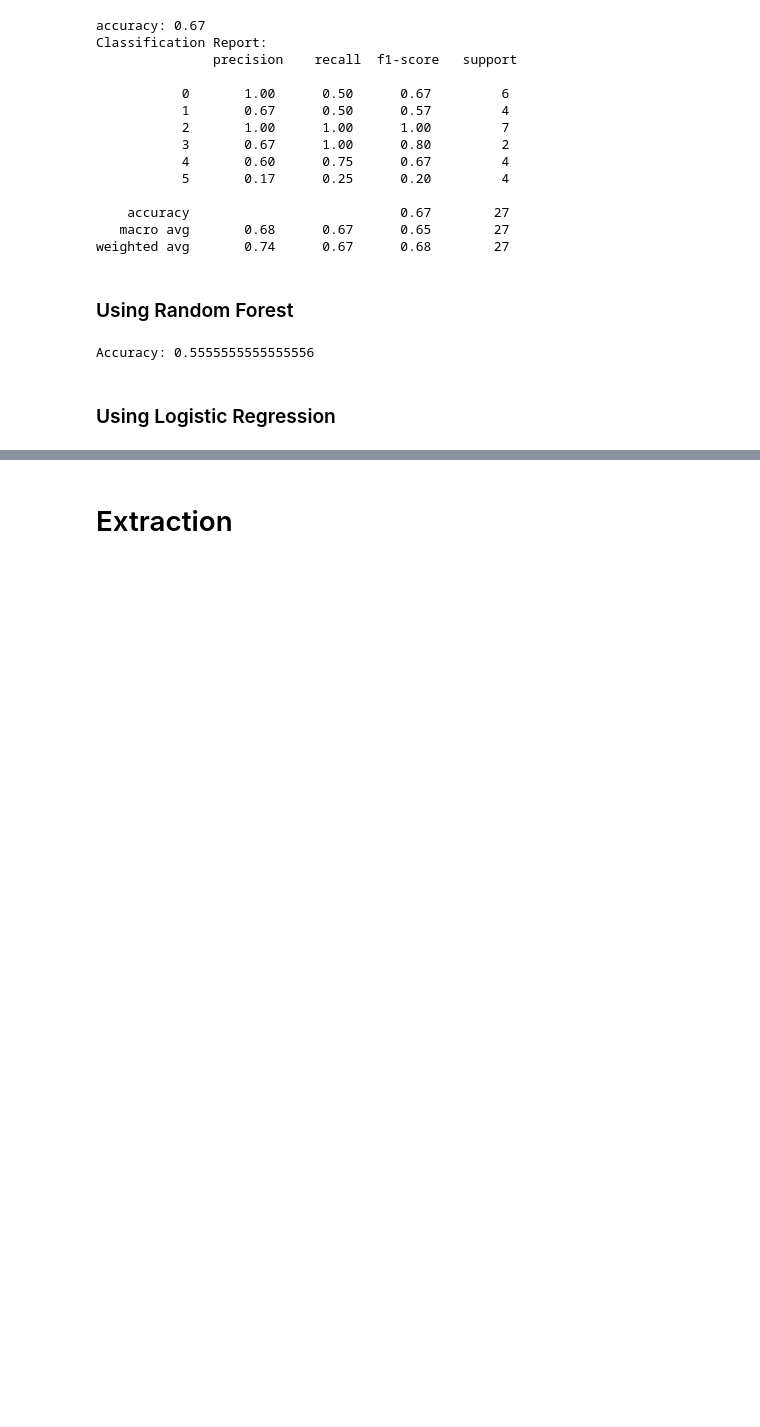
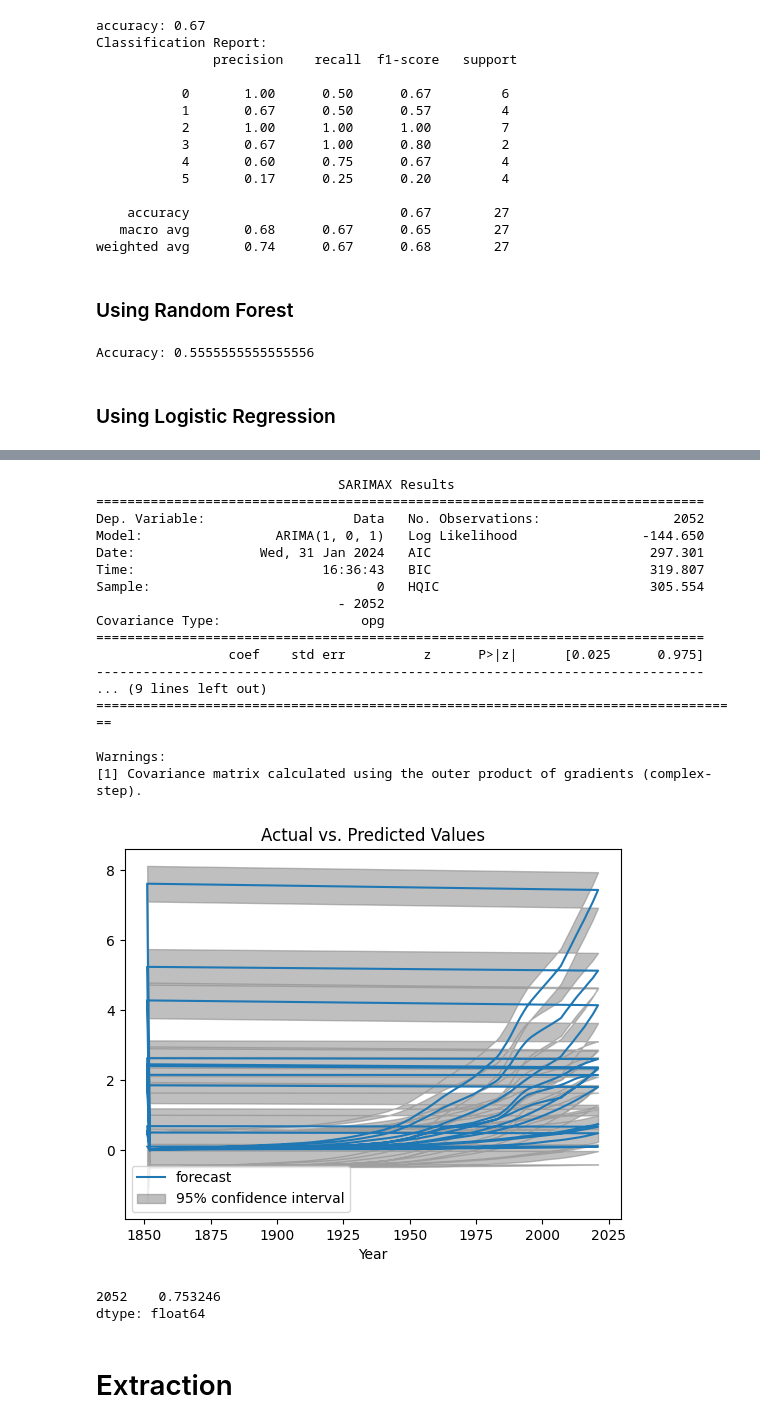
Before and after one commit to JosephRidge/ClimateChange-GHG, a Jupyter notebook: app.ipynb, the cells around one changed output, grey strips where cells are left out. Drawn from its saved outputs; the diff is of its cells as text; code cells hidden in the pictures; blank space fills up the shorter version.

```diff
--- a/app.ipynb
+++ b/app.ipynb
@@ -636,2 +730,50 @@ Please also refer to the documentation for alternative solver options:
+# %%
+best_aic = float("inf")
+best_model = None
+for p in range(1, 5):
+    for q in range(1, 5):
+        model = ARIMA(cumulative_emissions['Data'], order=(p, 0, q))  # Adjust d based on stationarity test
+        try:
+            model_fit = model.fit()
+            aic = model_fit.aic
+            if aic < best_aic:
+                best_aic = aic
+                best_model = model_fit
+        except:
+            pass  # Handle potential fitting errors
+# %%
+# Print model summary
+print(best_model.summary())
+
+# Plot actual vs. predicted values
+plot_predict(best_model,dynamic=False)
+plt.title("Actual vs. Predicted Values")
+plt.show()
+# %% [output]
+                               SARIMAX Results
+==============================================================================
+Dep. Variable:                   Data   No. Observations:                 2052
+Model:                 ARIMA(1, 0, 1)   Log Likelihood                -144.650
+Date:                Wed, 31 Jan 2024   AIC                            297.301
+Time:                        16:36:43   BIC                            319.807
+Sample:                             0   HQIC                           305.554
+                               - 2052
+Covariance Type:                  opg
+==============================================================================
+                 coef    std err          z      P>|z|      [0.025      0.975]
+------------------------------------------------------------------------------
+... (9 lines left out)
+===================================================================================
+
+Warnings:
+[1] Covariance matrix calculated using the outer product of gradients (complex-step).
+[figure, added]
+# %%
+# Prediction
+forecast = model_fit.forecast(steps=1)  # predict one step ahead
+print(forecast)
+# %% [output]
+2052    0.753246
+dtype: float64
 # %% [markdown]
 # Extraction
```
Also changed, not shown: parts of 10 cells of this notebook.
